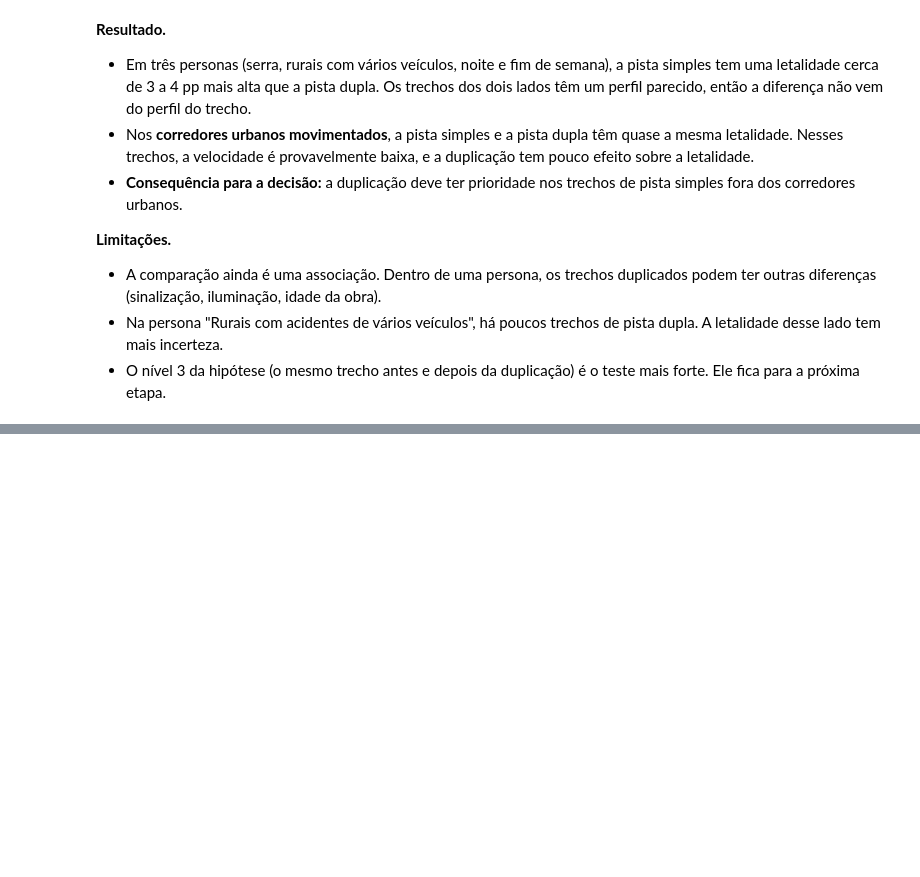
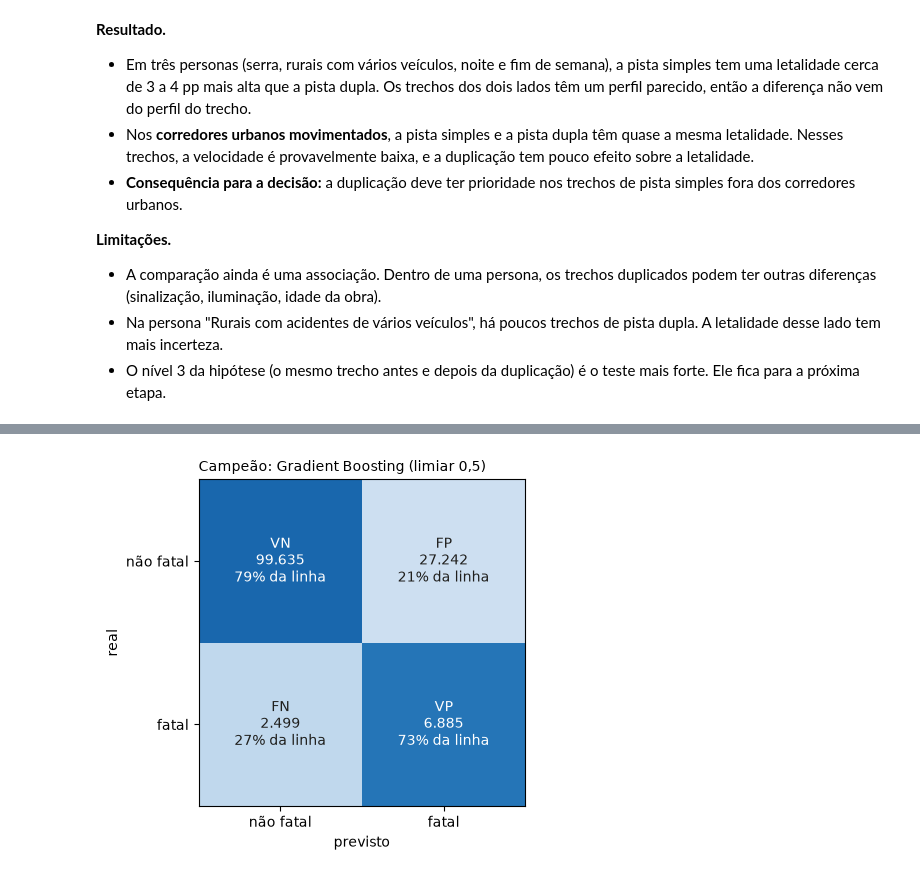
Before and after one commit to anapaulaendler/acidentes-br, a Jupyter notebook: notebooks/analise_prf.ipynb, the cells around one changed output, grey strips where cells are left out. Drawn from its saved outputs; the diff is of its cells as text; code cells hidden in the pictures; blank space fills up the shorter version.

```diff
--- a/notebooks/analise_prf.ipynb
+++ b/notebooks/analise_prf.ipynb
@@ -1348,0 +1491,34 @@ plt.show()
+# %%
+from sklearn.metrics import confusion_matrix
+
+y_teste = salvos.alvo_teste
+campeao = "Gradient Boosting"  # a justificativa está no texto acima
+
+
+def matriz(nome: str, limiar: float = 0.5) -> np.ndarray:
+    previsto = salvos.classificadores[nome].probabilidades_teste >= limiar
+    return confusion_matrix(y_teste, previsto, labels=[False, True])
+
+
+def desenhar_matriz(ax, valores: np.ndarray, titulo: str, tamanho_texto: int = 9) -> None:
+    ax.imshow(valores / valores.sum(axis=1, keepdims=True), cmap="Blues", vmin=0, vmax=1)
+    nomes = [["VN", "FP"], ["FN", "VP"]]
+    for linha in range(2):
+        for coluna in range(2):
+            parte = valores[linha, coluna] / valores[linha].sum() * 100
+            cor = "white" if parte > 60 else "#1f1f1d"
+            ax.text(coluna, linha, f"{nomes[linha][coluna]}\n{valores[linha, coluna]:,}\n{parte:.0f}% da linha".replace(",", "."),
+                    ha="center", va="center", fontsize=tamanho_texto, color=cor)
+    ax.set_xticks([0, 1], ["não fatal", "fatal"])
+    ax.set_yticks([0, 1], ["não fatal", "fatal"])
+    ax.set_xlabel("previsto")
+    ax.set_ylabel("real")
+    ax.set_title(titulo, loc="left", fontsize=10)
+
+
+fig, ax = plt.subplots(figsize=(5, 4.2))
+desenhar_matriz(ax, matriz(campeao), f"Campeão: {campeao} (limiar 0,5)", tamanho_texto=10)
+plt.tight_layout()
+plt.show()
+# %% [output]
+[figure, added]
```
Also changed, not shown: parts of 53 cells of this notebook, 8 other files.
